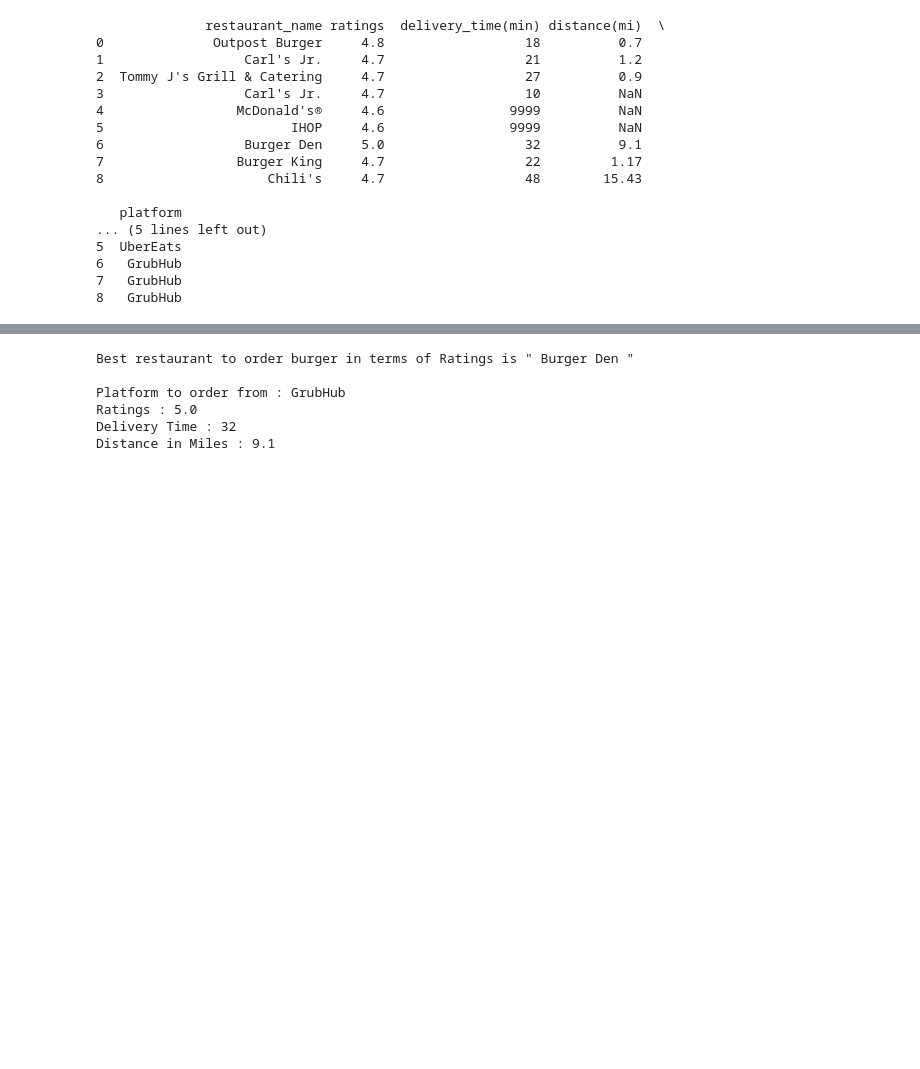
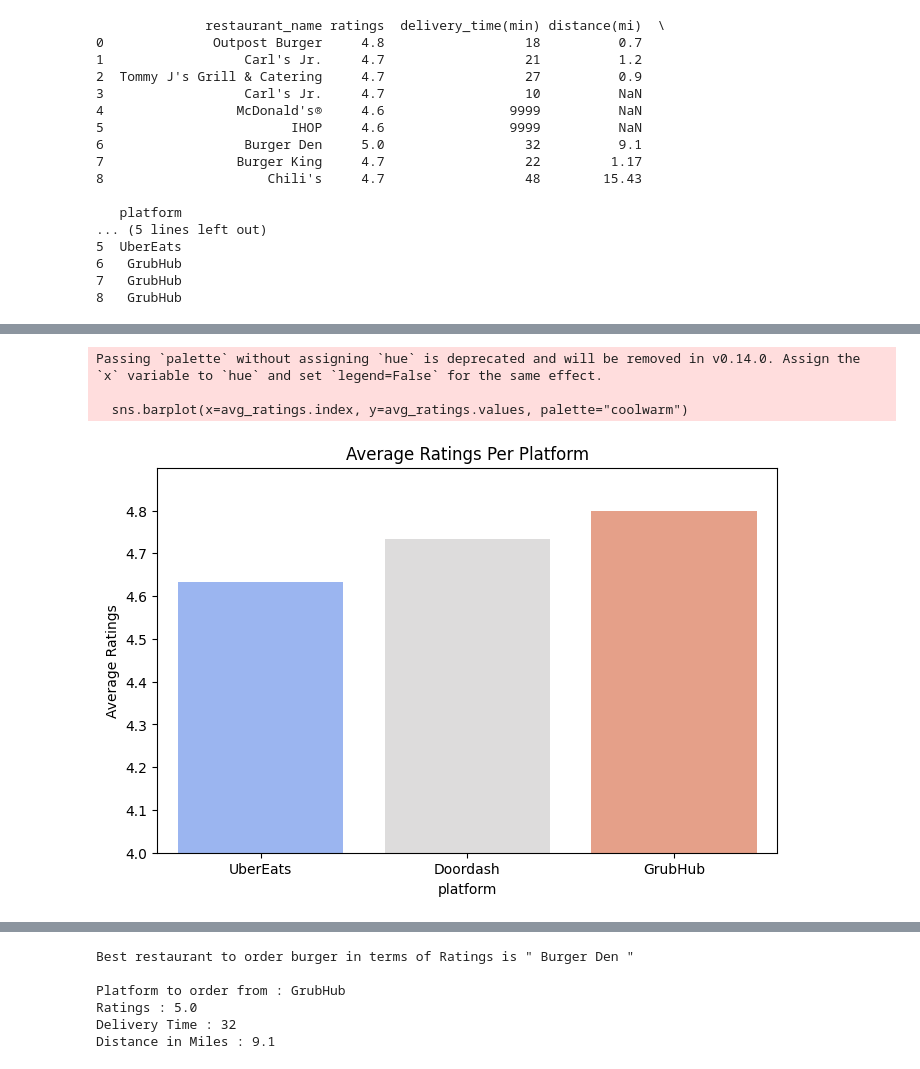
Before and after one commit to priyadharshini18-hub/Food-Ordering-Platform, a Jupyter notebook: best_restaurant_based_on_ratings.ipynb, the cells around one changed output, grey strips where cells are left out. Drawn from its saved outputs; the diff is of its cells as text; code cells hidden in the pictures; blank space fills up the shorter version.

```diff
--- a/best_restaurant_based_on_ratings.ipynb
+++ b/best_restaurant_based_on_ratings.ipynb
@@ -199,3 +240,23 @@ print(combined_results)
+# %%
+# Average Ratings Per Platform
+
+plt.figure(figsize=(8, 5))
+
+avg_ratings = df.groupby("platform")["ratings"].mean().sort_values()
+
+sns.barplot(x=avg_ratings.index, y=avg_ratings.values, palette="coolwarm")
+
+plt.yticks(np.arange(4.0, avg_ratings.max() + 0.1, 0.1))
+
+plt.title("Average Ratings Per Platform")
+plt.ylabel("Average Ratings")
+plt.ylim(4.0, avg_ratings.max() + 0.1)
+plt.show()
+# %% [output]
+Passing `palette` without assigning `hue` is deprecated and will be removed in v0.14.0. Assign the `x` variable to `hue` and set `legend=False` for the same effect.
+
+  sns.barplot(x=avg_ratings.index, y=avg_ratings.values, palette="coolwarm")
+[figure, added]
 # %%
 combined_results['ratings'] = combined_results['ratings'].astype(float)
 
```
Also changed, not shown: parts of 5 cells of this notebook.
